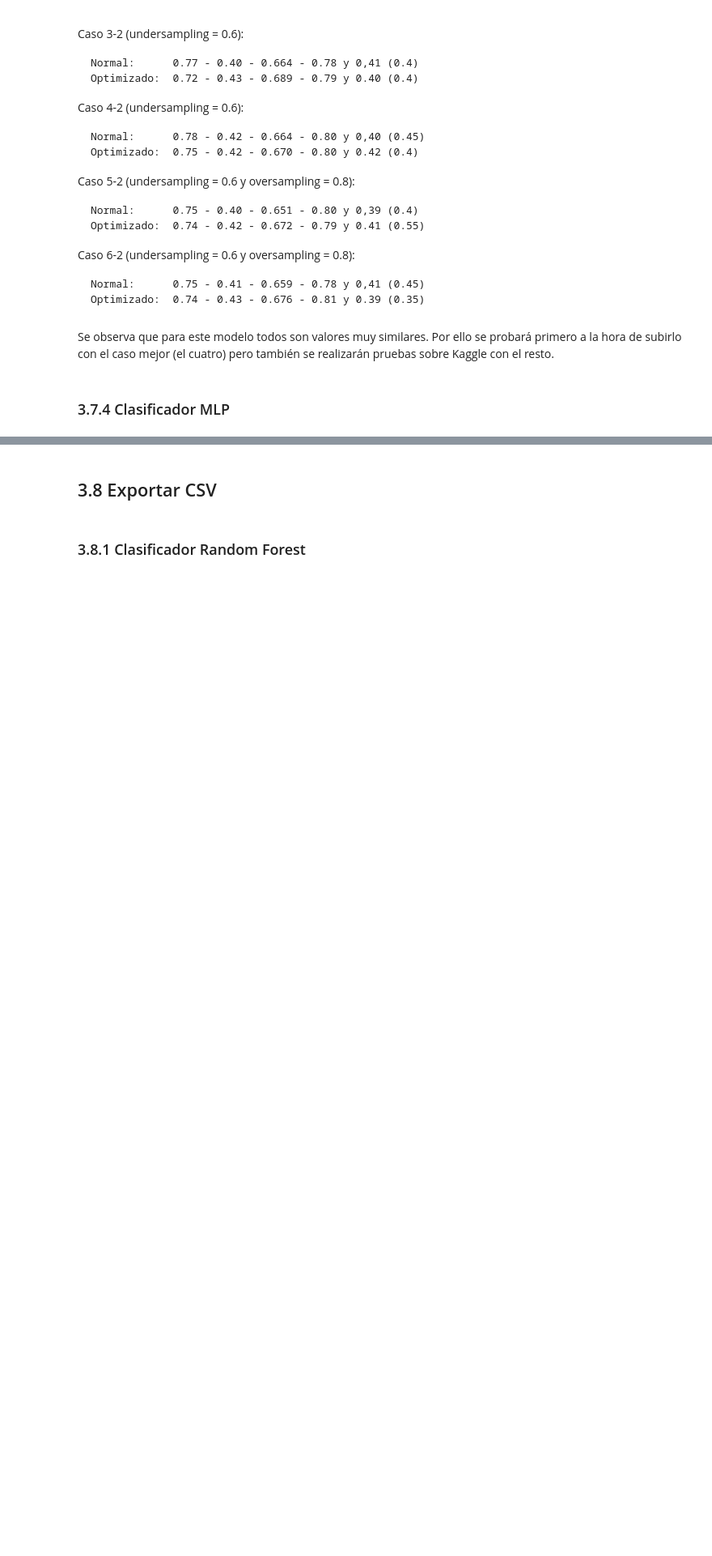
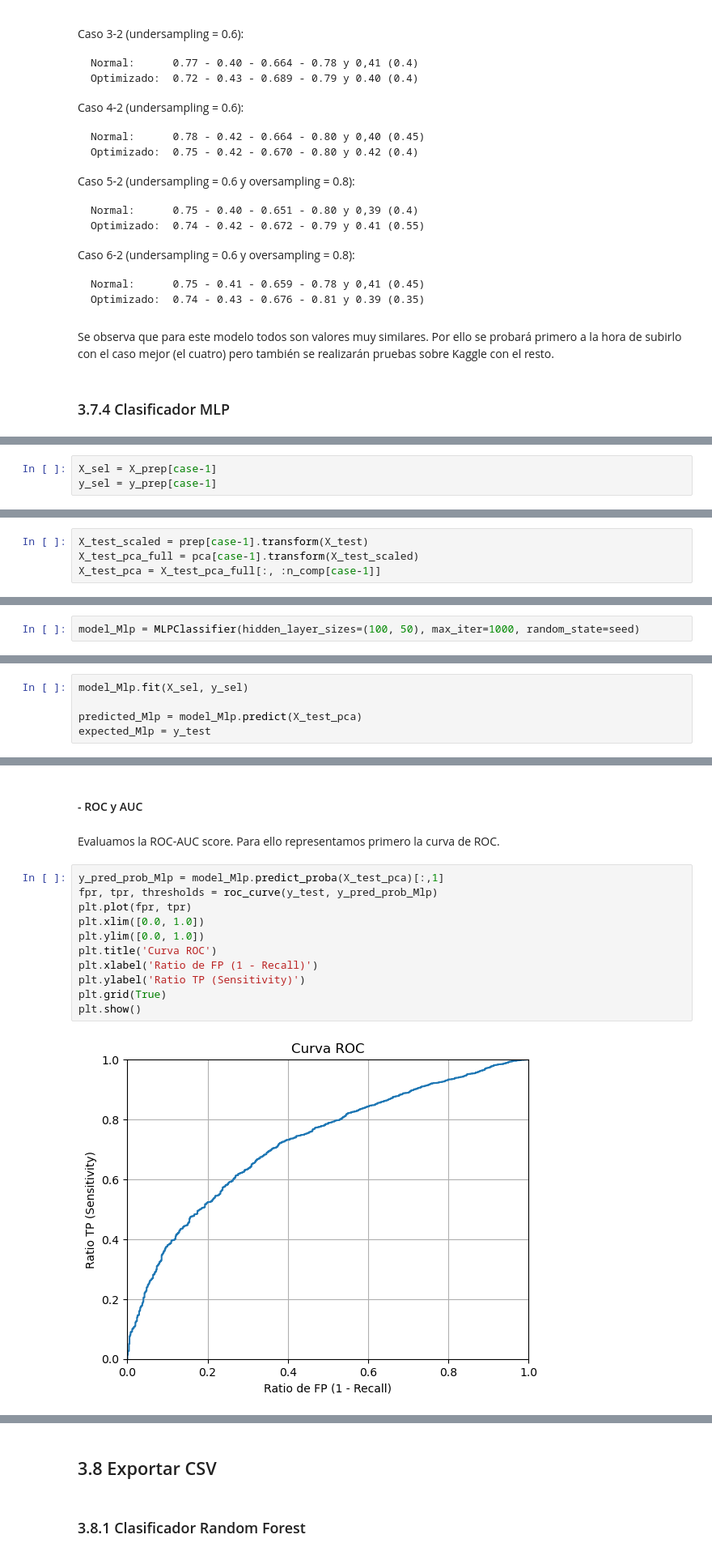
Before and after one commit to Tehedor/Reto1_ML-ABID, a Jupyter notebook: RandomForest_MLP.ipynb, the cells around one changed output, grey strips where cells are left out. Shown at 81% size. Saved outputs shown, nothing was run; the diff lists cells and outputs as text; blank space fills up the shorter version.

```diff
--- a/RandomForest_MLP.ipynb
+++ b/RandomForest_MLP.ipynb
@@ -1355,0 +1335,3 @@ Se observa que para este modelo todos son valores muy similares. Por ello se pro
+# %%
+X_sel = X_prep[case-1]
+y_sel = y_prep[case-1]
@@ -1355,0 +1340,4 @@ Se observa que para este modelo todos son valores muy similares. Por ello se pro
+# %%
+X_test_scaled = prep[case-1].transform(X_test)
+X_test_pca_full = pca[case-1].transform(X_test_scaled)
+X_test_pca = X_test_pca_full[:, :n_comp[case-1]]
@@ -1355,0 +1346,2 @@ Se observa que para este modelo todos son valores muy similares. Por ello se pro
+# %%
+model_Mlp = MLPClassifier(hidden_layer_sizes=(100, 50), max_iter=1000, random_state=seed)
@@ -1355,0 +1352,5 @@ Se observa que para este modelo todos son valores muy similares. Por ello se pro
+# %%
+model_Mlp.fit(X_sel, y_sel)
+
+predicted_Mlp = model_Mlp.predict(X_test_pca)
+expected_Mlp = y_test
@@ -1355,0 +1387,17 @@ Se observa que para este modelo todos son valores muy similares. Por ello se pro
+# %% [markdown]
+#### - ROC y AUC
+# %% [markdown]
+Evaluamos la ROC-AUC score. Para ello representamos primero la curva de ROC.
+# %%
+y_pred_prob_Mlp = model_Mlp.predict_proba(X_test_pca)[:,1]
+fpr, tpr, thresholds = roc_curve(y_test, y_pred_prob_Mlp)
+plt.plot(fpr, tpr)
+plt.xlim([0.0, 1.0])
+plt.ylim([0.0, 1.0])
+plt.title('Curva ROC')
+plt.xlabel('Ratio de FP (1 - Recall)')
+plt.ylabel('Ratio TP (Sensitivity)')
+plt.grid(True)
+plt.show()
+# %% [output]
+[figure, added]
```
Also changed, not shown: parts of 124 cells of this notebook.
